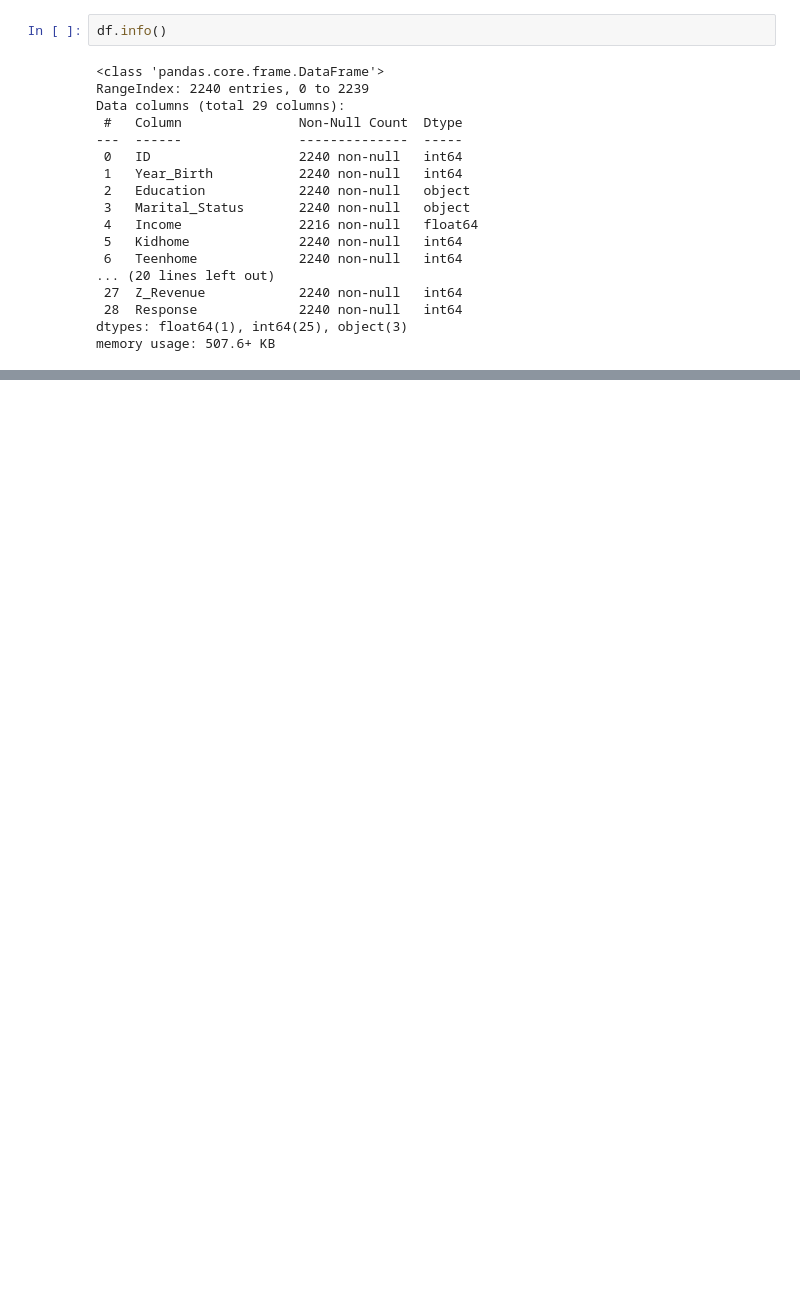
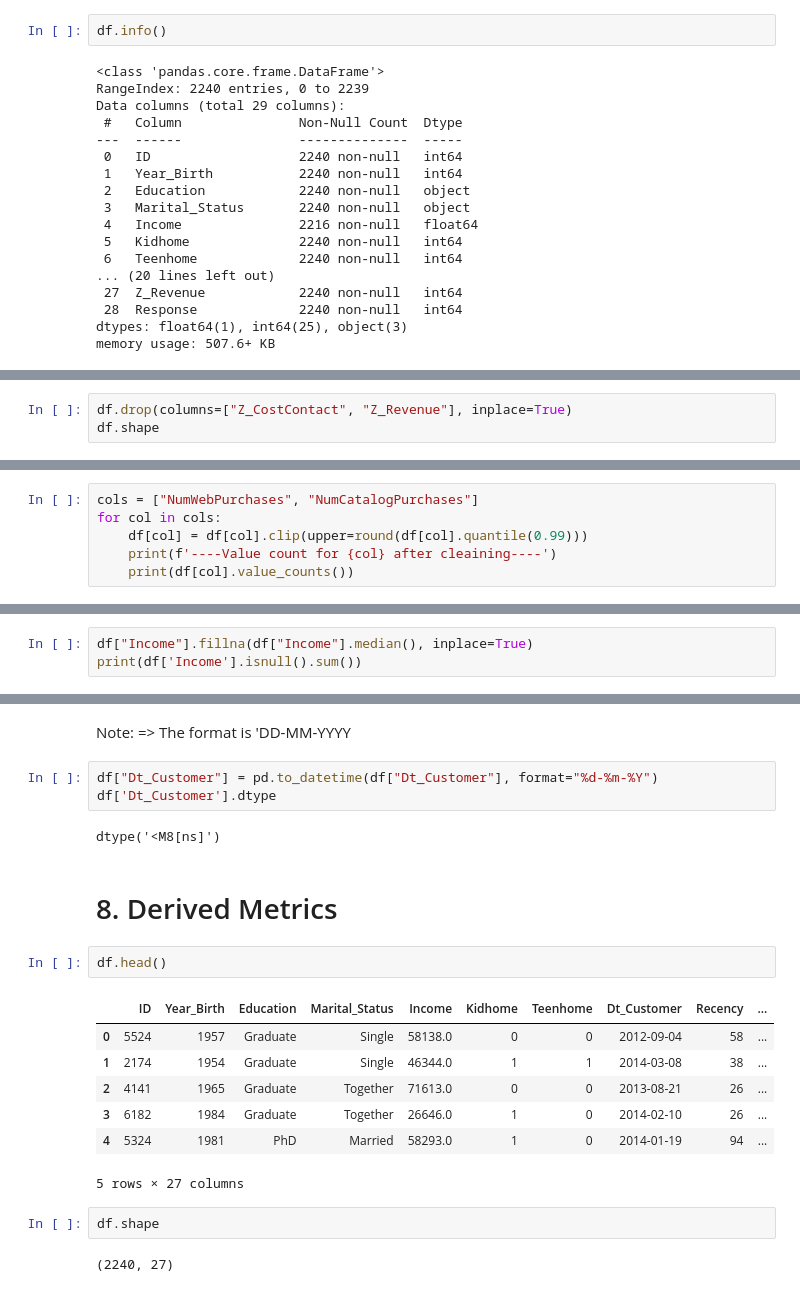
Before and after one commit to AnirudhJayant06/Agno_Customer_Personality_Analysis_Agent, a Jupyter notebook: notebooks/data_overview.ipynb, the cells around one changed output, grey strips where cells are left out. Drawn from its saved outputs; the diff is of its cells as text; blank space fills up the shorter version.

```diff
--- a/notebooks/data_overview.ipynb
+++ b/notebooks/data_overview.ipynb
@@ -150,0 +368,3 @@ Name: count, dtype: int64
+# %%
+df.drop(columns=["Z_CostContact", "Z_Revenue"], inplace=True)
+df.shape
@@ -150,0 +377,6 @@ Name: count, dtype: int64
+# %%
+cols = ["NumWebPurchases", "NumCatalogPurchases"]
+for col in cols:
+    df[col] = df[col].clip(upper=round(df[col].quantile(0.99)))
+    print(f'----Value count for {col} after cleaining----')
+    print(df[col].value_counts())
@@ -150,0 +407,3 @@ Name: count, dtype: int64
+# %%
+df["Income"].fillna(df["Income"].median(), inplace=True)
+print(df['Income'].isnull().sum())
@@ -150,0 +433,23 @@ Name: count, dtype: int64
+# %% [markdown]
+Note: => The format is 'DD-MM-YYYY
+# %%
+df["Dt_Customer"] = pd.to_datetime(df["Dt_Customer"], format="%d-%m-%Y")
+df['Dt_Customer'].dtype
+# %% [output]
+dtype('<M8[ns]')
+# %% [markdown]
+# 8. Derived Metrics
+# %%
+df.head()
+# %% [output]
+|  | ID | Year_Birth | Education | Marital_Status | Income | Kidhome | Teenhome | Dt_Customer | Recency | ... |
+| 0 | 5524 | 1957 | Graduate | Single | 58138.0 | 0 | 0 | 2012-09-04 | 58 | ... |
+| 1 | 2174 | 1954 | Graduate | Single | 46344.0 | 1 | 1 | 2014-03-08 | 38 | ... |
+| 2 | 4141 | 1965 | Graduate | Together | 71613.0 | 0 | 0 | 2013-08-21 | 26 | ... |
+| 3 | 6182 | 1984 | Graduate | Together | 26646.0 | 1 | 0 | 2014-02-10 | 26 | ... |
+| 4 | 5324 | 1981 | PhD | Married | 58293.0 | 1 | 0 | 2014-01-19 | 94 | ... |
+5 rows × 27 columns
+# %%
+df.shape
+# %% [output]
+(2240, 27)
```
Also changed, not shown: parts of 46 cells of this notebook.
